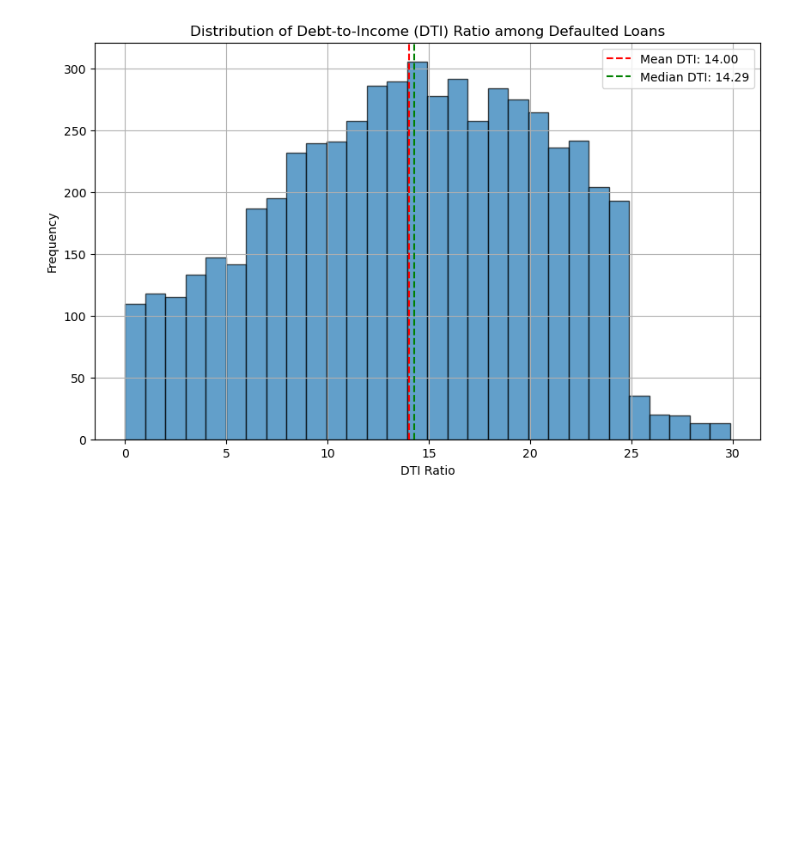
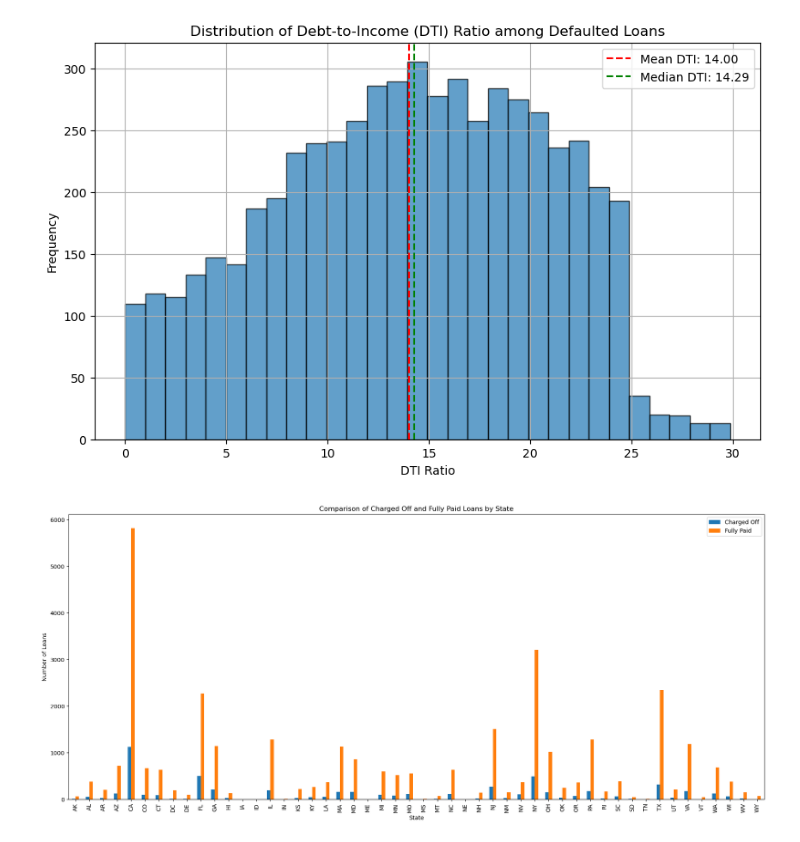
Before and after one commit to Rawoof821/LendingclubCaseStudy, a Jupyter notebook: Neha_Rawoof_LendingCaseStudy.ipynb, the cells around one changed output. Drawn from its saved outputs; the diff is of its cells as text; code cells hidden in the pictures; blank space fills up the shorter version.

Commit message:
Analysing loans with respect to states

```diff
--- a/Neha_Rawoof_LendingCaseStudy.ipynb
+++ b/Neha_Rawoof_LendingCaseStudy.ipynb
@@ -1414 +1415,26 @@ Q3 DTI (75th percentile): 19.29
 # Large percentage of people had higher debt to income ratio , hence can be the major reason of loans being charged off
+# %%
+# Analysing loans with respect to states
+# Aggregate counts of charged off loans by state
+charged_off_counts = loans_defaulted_data['addr_state'].value_counts().sort_index()
+
+# Aggregate counts of fully paid loans by state
+fully_paid_counts = loans_paid_data['addr_state'].value_counts().sort_index()
+
+# Create a DataFrame for plotting
+df = pd.DataFrame({
+    'Charged Off': charged_off_counts,
+    'Fully Paid': fully_paid_counts
+})
+
+# Plotting
+fig, ax = plt.subplots(figsize=(18, 8))
+df.plot(kind='bar', stacked=False, ax=ax)
+ax.set_title('Comparison of Charged Off and Fully Paid Loans by State')
+ax.set_xlabel('State')
+ax.set_ylabel('Number of Loans')
+ax.legend()
+plt.tight_layout()
+plt.show()
+# %% [output]
+[figure, added]
```
Also changed, not shown: parts of 2 cells of this notebook.
